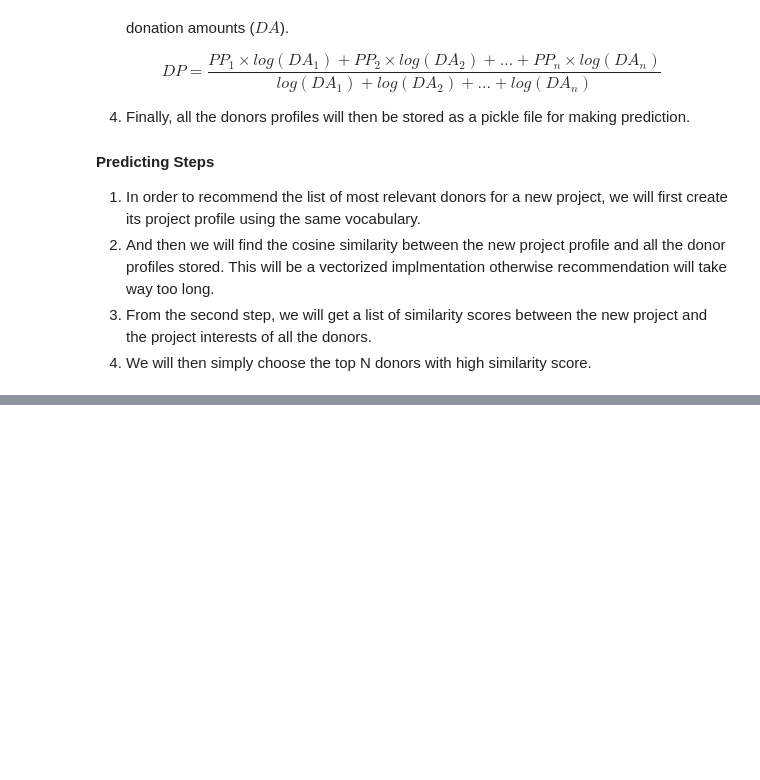
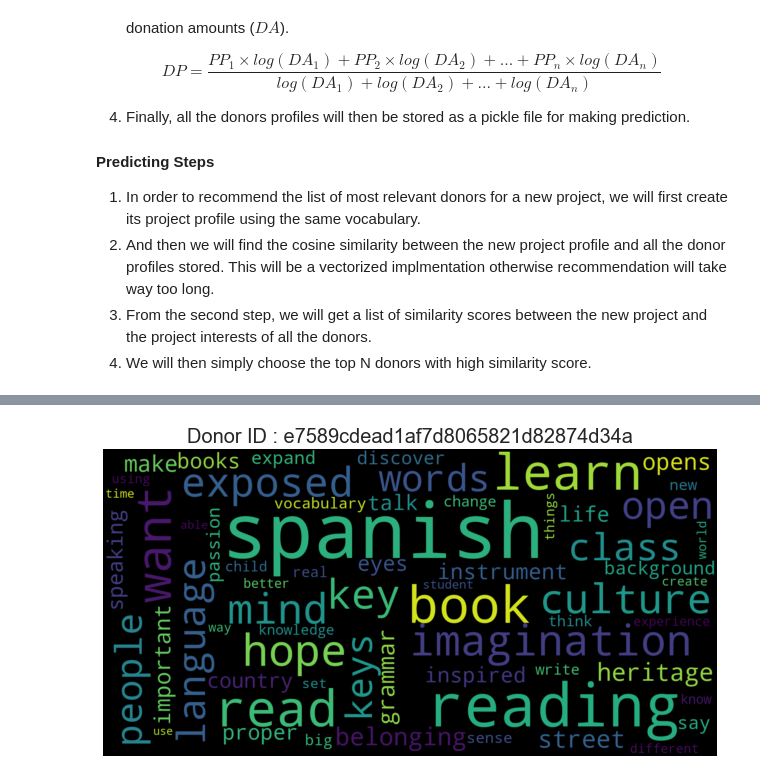
Before and after one commit to rj425/Donors-Choose-Recommender, a Jupyter notebook: models.ipynb, the cells around one changed output, grey strips where cells are left out. Saved outputs shown, nothing was run; the diff lists cells and outputs as text; code cells hidden in the pictures; blank space fills up the shorter version.

```diff
--- a/models.ipynb
+++ b/models.ipynb
@@ -313,0 +337,4 @@ cbr.fit(projects,donations)
+# %%
+donors_word_cloud(recommender)
+# %% [output]
+[figure, added]
```
Also changed, not shown: parts of 15 cells of this notebook.
